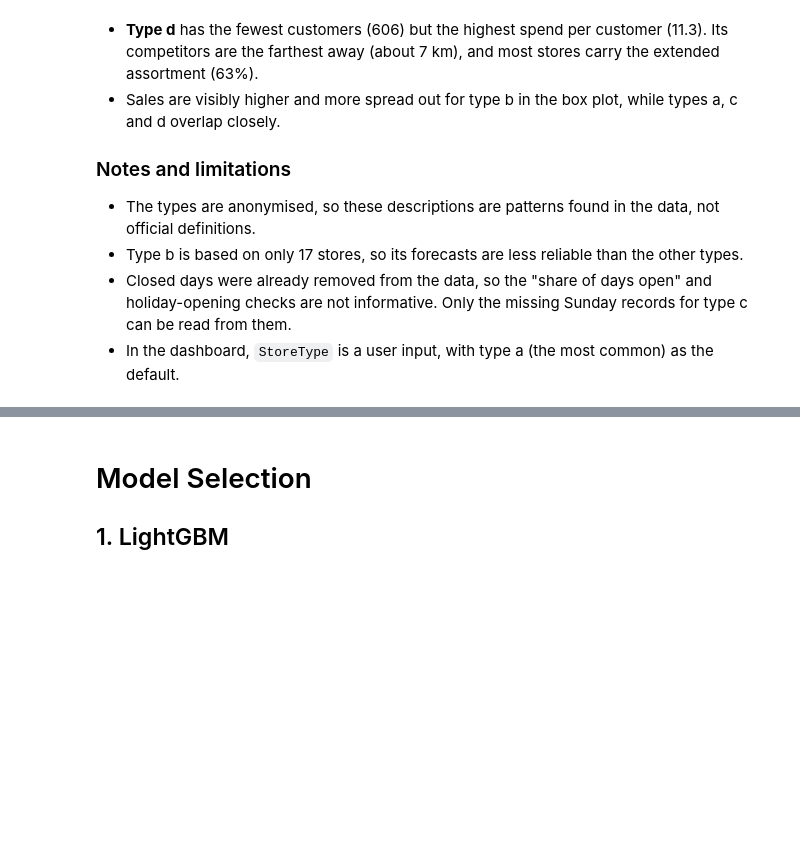
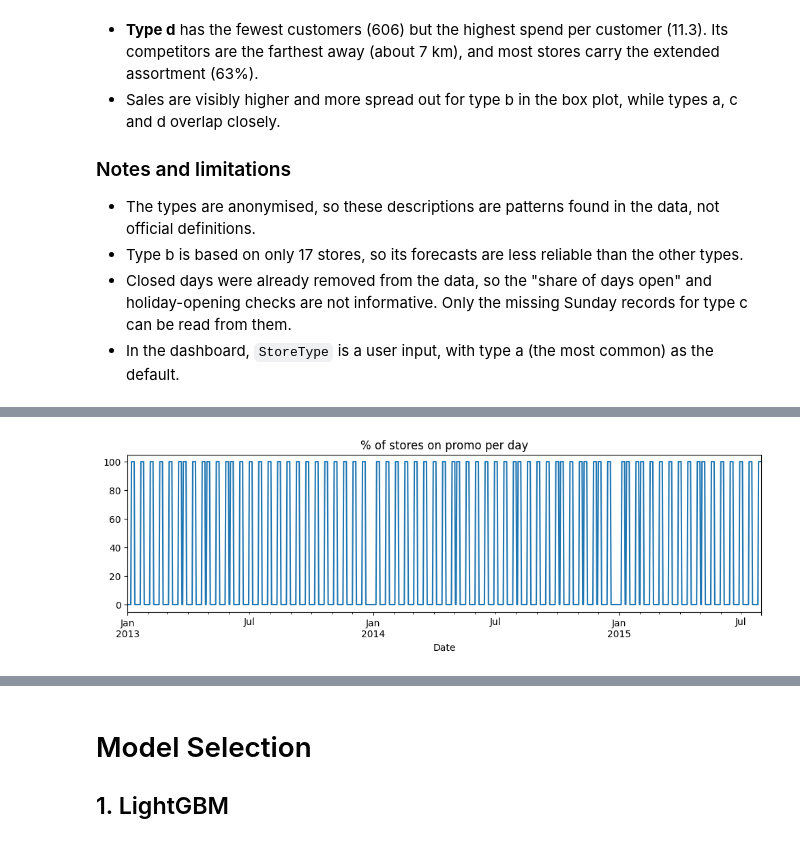
Before and after one commit to ANZ910/SCENARIO-BASED-DEMAND-FORECASTING-FOR-RETAIL-SALES-USING-MACHINE-LEARNING, a Jupyter notebook: ExperimentsNew.ipynb, the cells around one changed output, grey strips where cells are left out. Drawn from its saved outputs; the diff is of its cells as text; code cells hidden in the pictures; blank space fills up the shorter version.

```diff
--- a/ExperimentsNew.ipynb
+++ b/ExperimentsNew.ipynb
@@ -398,0 +429,7 @@ The dataset describes `StoreType` only as "4 different store models" (a, b, c, d
+# %%
+# Daily trend across the whole period
+daily = df.groupby('Date')['Promo'].mean().mul(100)
+daily.plot(figsize=(12, 3), title='% of stores on promo per day')
+plt.show()
+# %% [output]
+[figure, added]
```
Also changed, not shown: parts of 6 cells of this notebook, 2 other files.
